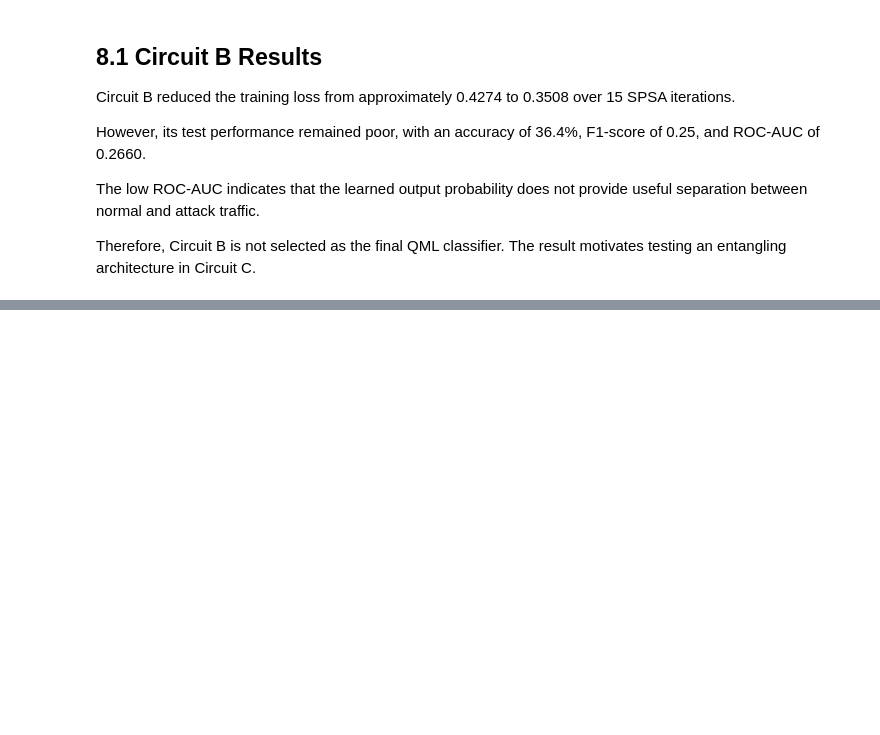
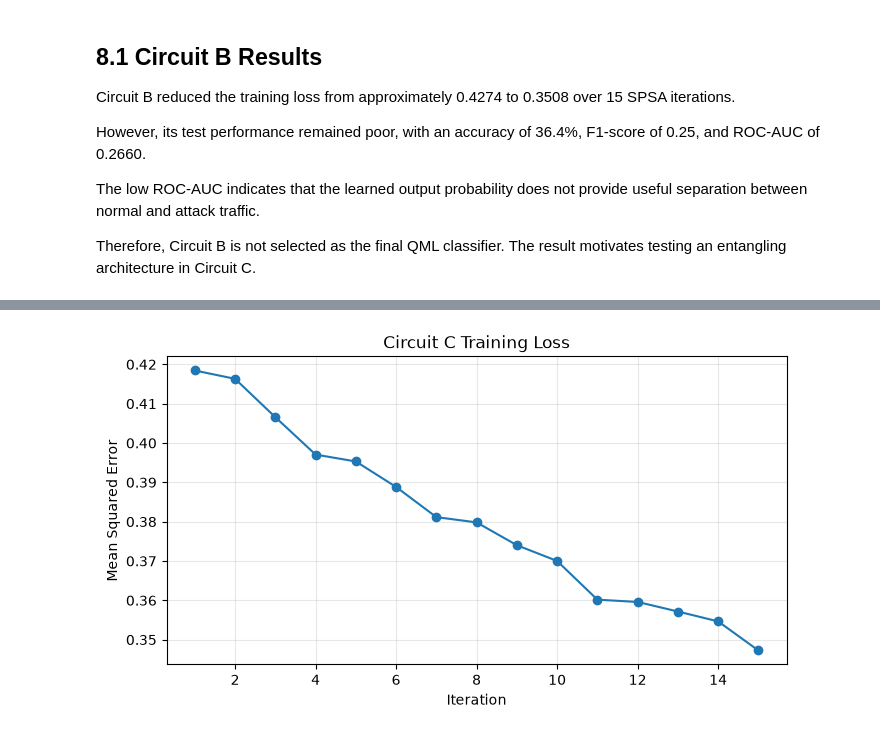
Before and after one commit to AskariAbidi18/Aeges-Q, a Jupyter notebook: notebooks/05_qml_benchmarks/unsw_nb15_qml_benchmark.ipynb, the cells around one changed output, grey strips where cells are left out. Drawn from its saved outputs; the diff is of its cells as text; code cells hidden in the pictures; blank space fills up the shorter version.

```diff
--- a/notebooks/05_qml_benchmarks/unsw_nb15_qml_benchmark.ipynb
+++ b/notebooks/05_qml_benchmarks/unsw_nb15_qml_benchmark.ipynb
@@ -667,0 +785,22 @@ Therefore, Circuit B is not selected as the final QML classifier. The result mot
+# %%
+start_time = time.time()
+
+trained_c_values, c_history = train_circuit_c(
+    theta_c_values,
+    X_bench_train,
+    y_bench_train,
+    iterations=15,
+    learning_rate=0.15,
+    perturbation=0.10,
+    shots=128
+)
+
+circuit_c_training_time = time.time() - start_time
+
+print(
+    f"\nCircuit C training time: "
+    f"{circuit_c_training_time:.2f}s"
+)
+
+print("Trained parameters:")
+print(trained_c_values)
@@ -667,0 +899,16 @@ Therefore, Circuit B is not selected as the final QML classifier. The result mot
+# %%
+plt.figure(figsize=(8, 4))
+
+plt.plot(
+    range(1, len(c_history) + 1),
+    c_history,
+    marker="o"
+)
+
+plt.title("Circuit C Training Loss")
+plt.xlabel("Iteration")
+plt.ylabel("Mean Squared Error")
+plt.grid(alpha=0.3)
+plt.show()
+# %% [output]
+[figure, added]
```
Also changed, not shown: parts of 51 cells of this notebook, 3 other files.
